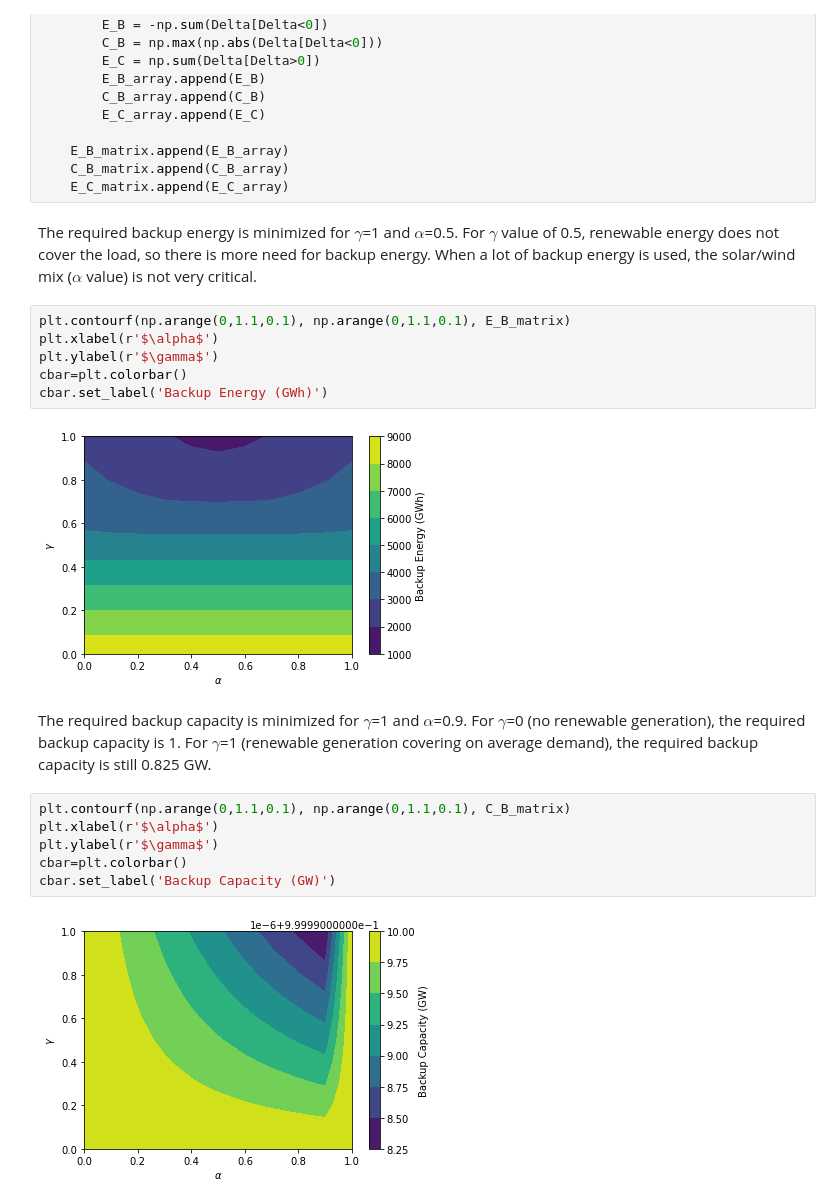
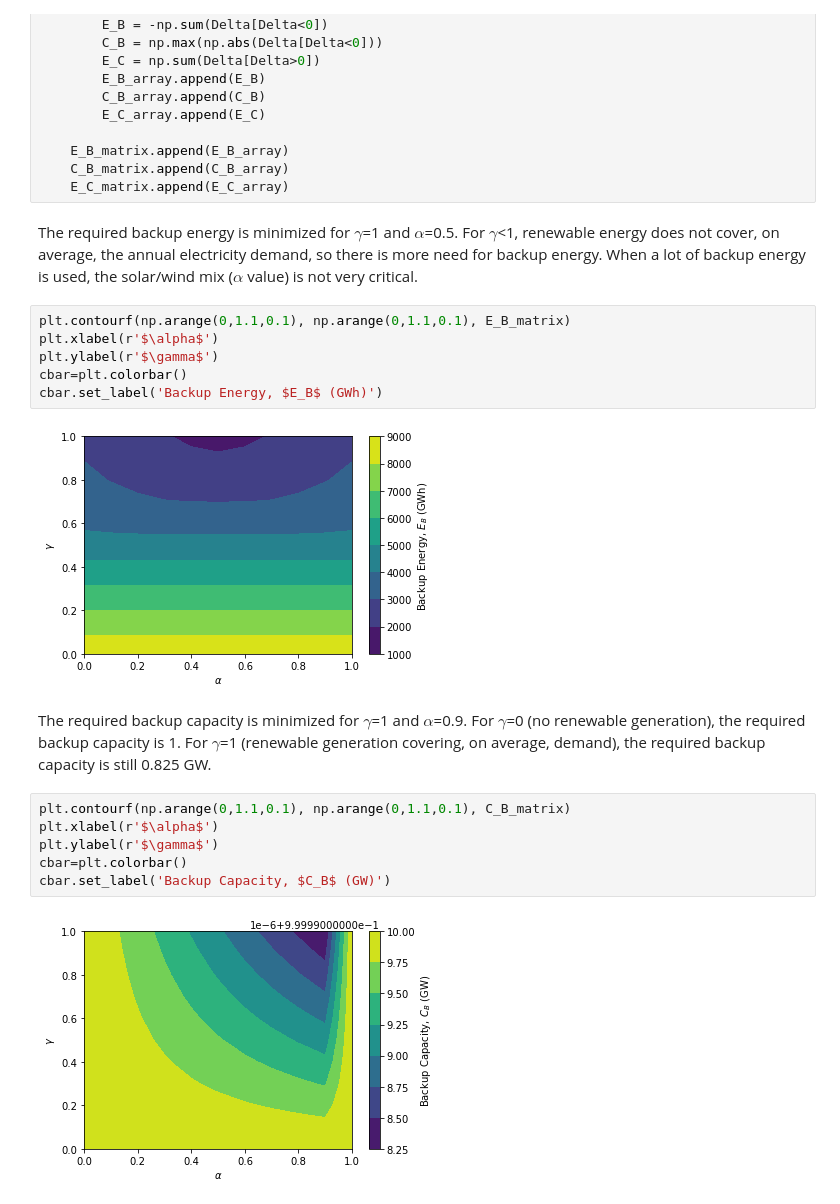
Before and after one commit to martavp/pv-textbook, a Jupyter notebook: Problems/Chapter_14/Problem14.05.ipynb, the cells around one changed output. Cells and saved outputs as stored; diff of their text form.

```diff
--- a/Problems/Chapter_14/Problem14.05.ipynb
+++ b/Problems/Chapter_14/Problem14.05.ipynb
@@ -133,23 +135,23 @@ for gamma in gammas:
     C_B_matrix.append(C_B_array)
     E_C_matrix.append(E_C_array)
 # %% [markdown]
-The required backup energy is minimized for $\gamma$=1 and $\alpha$=0.5. For $\gamma$ value of 0.5, renewable energy does not cover the load, so there is more need for backup energy. When a lot of backup energy is used, the solar/wind mix ($\alpha$ value) is not very critical.
+The required backup energy is minimized for $\gamma$=1 and $\alpha$=0.5. For $\gamma$<1, renewable energy does not cover, on average, the annual electricity demand, so there is more need for backup energy. When a lot of backup energy is used, the solar/wind mix ($\alpha$ value) is not very critical.
 # %%
 plt.contourf(np.arange(0,1.1,0.1), np.arange(0,1.1,0.1), E_B_matrix)
 plt.xlabel(r'$\alpha$')
 plt.ylabel(r'$\gamma$')
 cbar=plt.colorbar()
-cbar.set_label('Backup Energy (GWh)')
+cbar.set_label('Backup Energy, $E_B$ (GWh)')
 # %% [output]
-[figure, old version]
+[figure, new version]
 # %% [markdown]
-The required backup capacity is minimized for $\gamma$=1 and $\alpha$=0.9. For $\gamma$=0 (no renewable generation), the required backup capacity is 1. For $\gamma$=1 (renewable generation covering on average demand), the required backup capacity is still 0.825 GW.
+The required backup capacity is minimized for $\gamma$=1 and $\alpha$=0.9. For $\gamma$=0 (no renewable generation), the required backup capacity is 1. For $\gamma$=1 (renewable generation covering, on average, demand), the required backup capacity is still 0.825 GW.
 # %%
 plt.contourf(np.arange(0,1.1,0.1), np.arange(0,1.1,0.1), C_B_matrix)
 plt.xlabel(r'$\alpha$')
 plt.ylabel(r'$\gamma$')
 cbar=plt.colorbar()
-cbar.set_label('Backup Capacity (GW)')
+cbar.set_label('Backup Capacity, $C_B$ (GW)')
 # %% [output]
-[figure, old version]
+[figure, new version]
 # %% [markdown]
```
Also changed, not shown: parts of 11 cells of this notebook, 2 other files.
